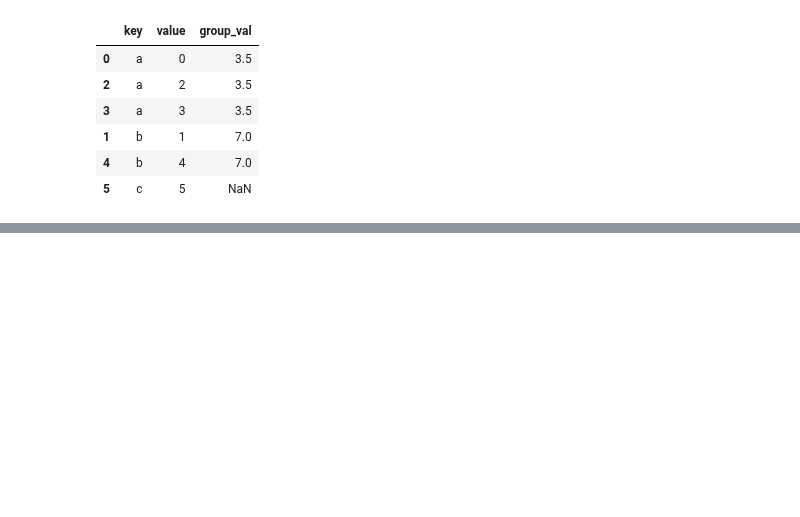
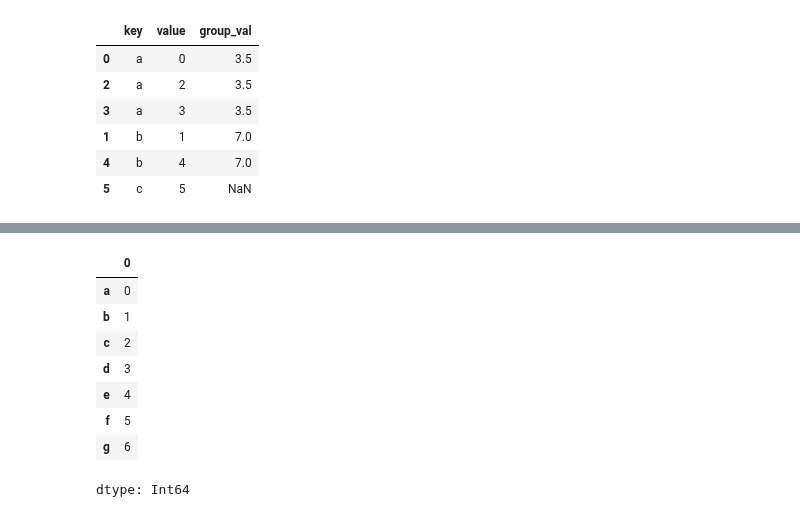
Before and after one commit to url-github/Pandas, a Jupyter notebook: 008_PywAD_Przetwarzanie_danych,_łączenie_itd.ipynb, the cells around one changed output, grey strips where cells are left out. Drawn from its saved outputs; the diff is of its cells as text; code cells hidden in the pictures; blank space fills up the shorter version.

```diff
--- a/008_PywAD_Przetwarzanie_danych,_łączenie_itd.ipynb
+++ b/008_PywAD_Przetwarzanie_danych,_łączenie_itd.ipynb
@@ -625,0 +717,12 @@ df2
+# %%
+pd.concat([s1, s2, s3], axis="rows")
+# %% [output]
+|  | 0 |
+| a | 0 |
+| b | 1 |
+| c | 2 |
+| d | 3 |
+| e | 4 |
+| f | 5 |
+| g | 6 |
+dtype: Int64
```
Also changed, not shown: parts of 49 cells of this notebook.
